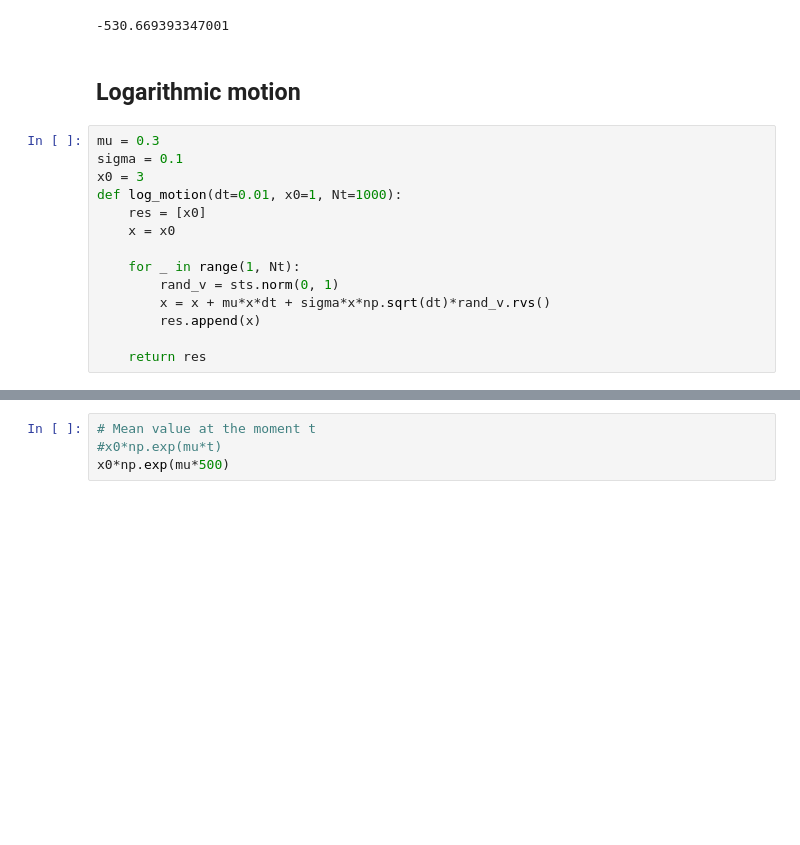
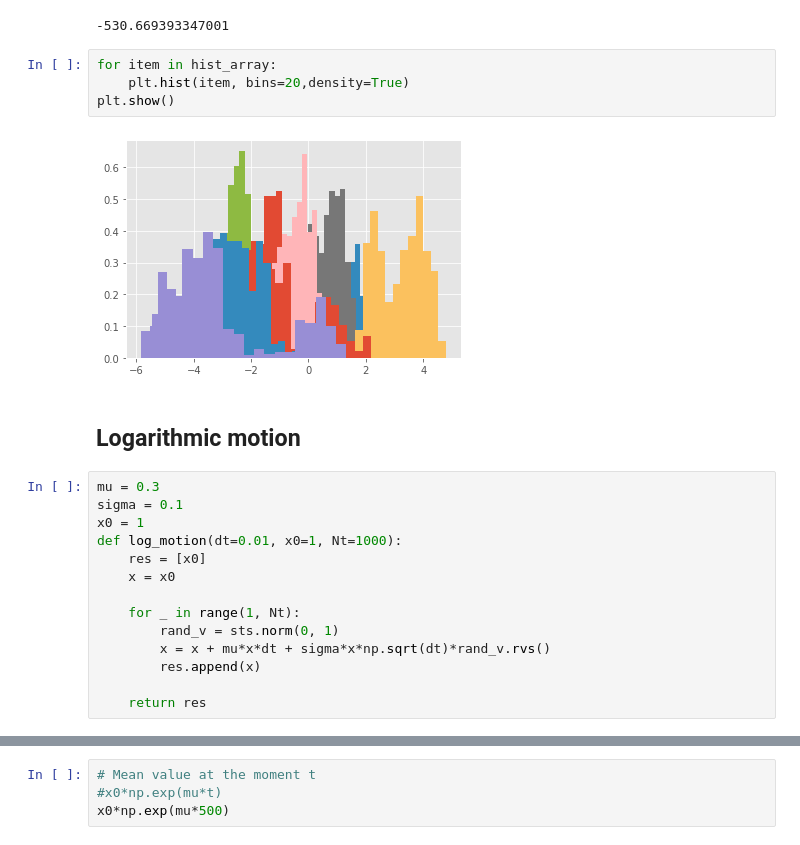
Before and after one commit to kirillzx/Math-projects, a Jupyter notebook: Stochastic Differential Equations/Stochastic_DE.ipynb, the cells around one changed output, grey strips where cells are left out. Cells and saved outputs as stored; diff of their text form; blank space fills up the shorter version.

```diff
--- a/Stochastic Differential Equations/Stochastic_DE.ipynb
+++ b/Stochastic Differential Equations/Stochastic_DE.ipynb
@@ -37,12 +39,18 @@ rand_eta = sts.norm(0, 1)
 wp[t]*t/2 + (rand_eta.rvs()*t**(3/2))/(2*np.sqrt(3))
 # %% [output]
 -530.669393347001
+# %%
+for item in hist_array:
+    plt.hist(item, bins=20,density=True)
+plt.show()
+# %% [output]
+[figure, added]
 # %% [markdown]
 ## Logarithmic motion
 # %%
 mu = 0.3
 sigma = 0.1
-x0 = 3
+x0 = 1
 def log_motion(dt=0.01, x0=1, Nt=1000):
     res = [x0]
     x = x0
```
Also changed, not shown: parts of 19 cells of this notebook.
